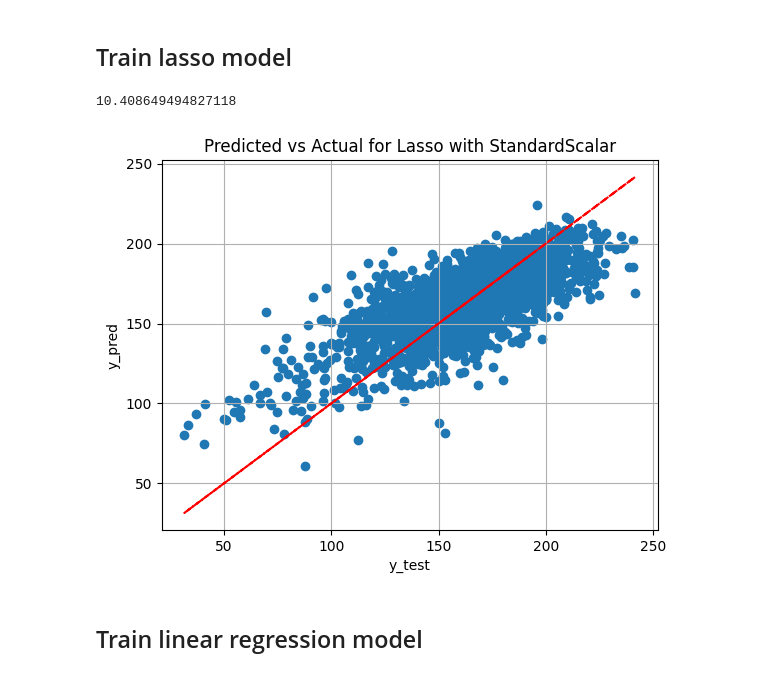
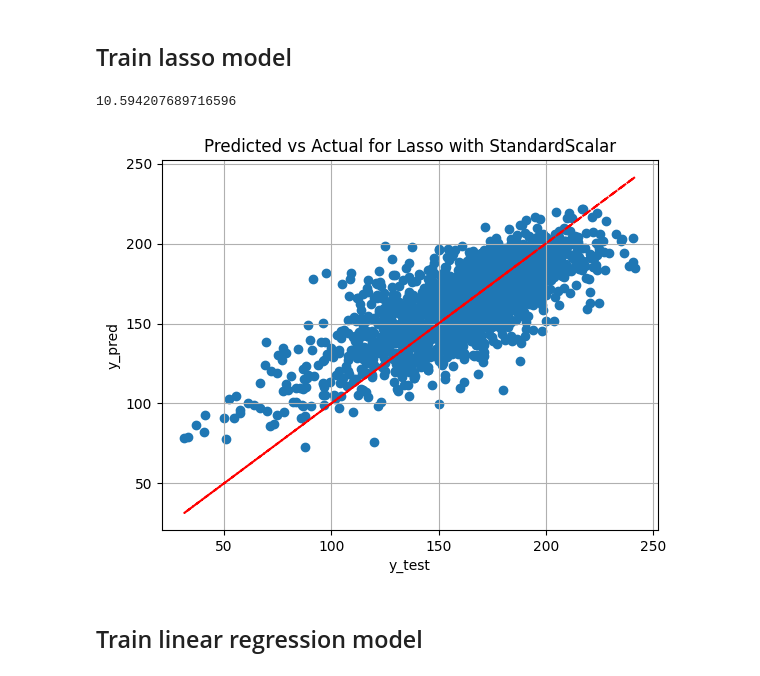
Before and after one commit to claudiosv/Computing-for-Food-Security, a Jupyter notebook: Project 3/ml-tests.ipynb, the cells around one changed output. Cells and saved outputs as stored; diff of their text form; code cells hidden in the pictures.

```diff
--- a/Project 3/ml-tests.ipynb
+++ b/Project 3/ml-tests.ipynb
@@ -167 +212,6 @@ X_train, X_test, y_train, y_test = train_test_split(X, y, test_size=0.2, random_
+# %%
+long_X = long_ml.drop(columns=["yield"])
+long_y = long_ml.loc[:, ["yield"]]
+
+long_X_train, long_X_test, long_y_train, long_y_test = train_test_split(long_X, long_y, test_size=0.2, random_state=0)
 # %%
@@ -175,14 +225,12 @@ X_test.shape
 # %% [markdown]
 ## Standard Scaler transformation
 # %%
-X_train = X_train.drop(columns=["year", "state_name", "county_name"])
-X_test = X_test.drop(columns=["year", "state_name", "county_name"])
+long_X_train = long_X_train.drop(columns=["year", "state_name", "county_name"])
+long_X_test = long_X_test.drop(columns=["year", "state_name", "county_name"])
 
 
-scalerXST = StandardScaler().fit(X_train)
-scaleryST = StandardScaler().fit(y_train)
+long_scalerXST = StandardScaler().fit(long_X_train)
+long_scaleryST = StandardScaler().fit(long_y_train)
 
-X_trainST = scalerXST.transform(X_train)
-y_trainST = scaleryST.transform(y_train)
-X_testST = scalerXST.transform(X_test)
-y_testST = scaleryST.transform(y_test)
+long_X_trainST = long_scalerXST.transform(long_X_train)
+long_X_testST = long_scalerXST.transform(long_X_test)
@@ -191,0 +247,3 @@ y_testNP = y_test.to_numpy()
+# %%
+long_y_trainNP = long_y_train.to_numpy()
+long_y_testNP = long_y_test.to_numpy()
@@ -193,18 +254,18 @@ y_testNP = y_test.to_numpy()
 ## Train lasso model
 # %%
 lassoST = Lasso(alpha=0.1)
-lassoST.fit(X_trainST, y_trainNP)
+lassoST.fit(long_X_trainST, long_y_trainNP)
 
-y_predST = lassoST.predict(X_testST)
+y_predST = lassoST.predict(long_X_testST)
 # %%
-rmseST = relative_root_mean_squared_error(y_testNP, y_predST)
+rmseST = relative_root_mean_squared_error(long_y_testNP, y_predST)
 
 print(rmseST)
 # %% [output]
-10.408649494827118
+10.594207689716596
 # %%
-plot_predictions(y_testNP, y_predST, "Lasso with StandardScalar")
+plot_predictions(long_y_testNP, y_predST, "Lasso with StandardScalar")
 # %% [output]
-[figure, old version]
+[figure, new version]
 # %% [markdown]
 ## Train linear regression model
```
Also changed, not shown: parts of 61 cells of this notebook, 17 other files.
